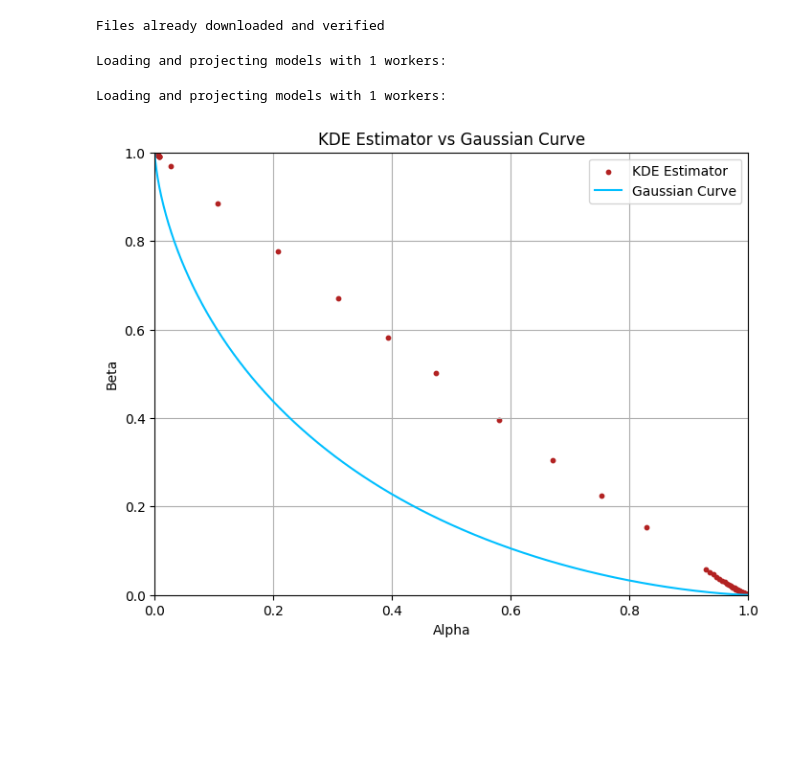
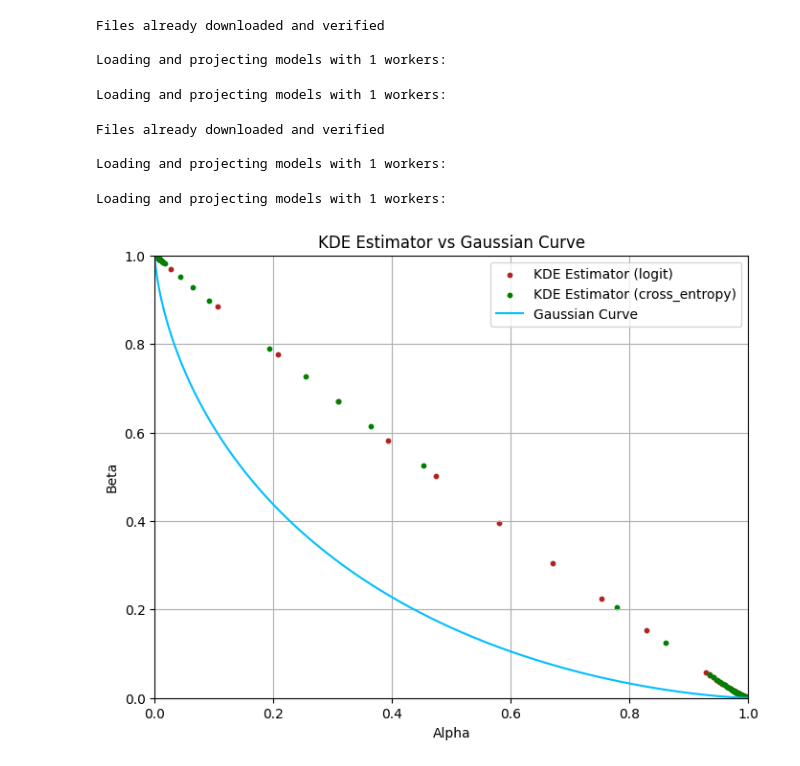
Before and after one commit to hadimalik12/fdp-estimation, a Jupyter notebook: notebook/ptlr estimation/estimating_fdp_curve_CNN_sgd.ipynb, the cells around one changed output. Drawn from its saved outputs; the diff is of its cells as text; code cells hidden in the pictures; blank space fills up the shorter version.

Commit message:
add the code for testing model privacy/accuray

```diff
--- a/notebook/ptlr estimation/estimating_fdp_curve_CNN_sgd.ipynb
+++ b/notebook/ptlr estimation/estimating_fdp_curve_CNN_sgd.ipynb
@@ -24,35 +24,47 @@ data_args = {
     "internal_result_path": "/scratch/bell/wei402/fdp-estimation/results/train"
 }
 
-args = DPSGDModule.generate_params(data_args=data_args, log_dir=log_dir, model_type="CNN", num_samples=1000)
-estimator = DPSGDModule.DPSGD_PTLREstimator(args)
+args = DPSGDModule.generate_params(data_args=data_args, log_dir=log_dir, model_type="CNN", num_samples=1000, auditing_approach="1d_logit")
+estimator_logit = DPSGDModule.DPSGD_PTLREstimator(args)
+output = estimator_logit.build(eta_max = 15)
+# Extract alpha and beta for plotting
+alpha_logit = output["alpha"]
+beta_logit = output["beta"]
 # %% [output]
 Files already downloaded and verified
+
+Loading and projecting models with 1 workers:
+Loading and projecting models with 1 workers:
 # %%
-output = estimator.build(eta_max = 15)
+args = DPSGDModule.generate_params(data_args=data_args, log_dir=log_dir, model_type="CNN", num_samples=1000, auditing_approach="1d_cross_entropy")
+estimator_logit = DPSGDModule.DPSGD_PTLREstimator(args)
+output = estimator_logit.build(eta_max = 15)
 # Extract alpha and beta for plotting
-alpha = output["alpha"]
-beta = output["beta"]
+alpha_cross_entropy = output["alpha"]
+beta_cross_entropy = output["beta"]
 # %% [output]
+Files already downloaded and verified
+
 Loading and projecting models with 1 workers:
 Loading and projecting models with 1 workers:
 # %%
 file_name = os.path.join(fig_dir, 'tradeoff_SGD_104_ptlr.png')
 # Plot the results
 plt.figure(figsize=(8, 6))
-plt.scatter(alpha, beta, color="firebrick", s=10, label="KDE Estimator")
+plt.scatter(alpha_logit, beta_logit, color="firebrick", s=10, label="KDE Estimator (logit)")
+plt.scatter(alpha_cross_entropy, beta_cross_entropy, color="green", s=10, label="KDE Estimator (cross_entropy)")
 alpha_values = np.linspace(0, 1, 1000)
 plt.plot(alpha_values, Gaussian_curve(alpha_values, mean_difference = 1), color="deepskyblue", linewidth=1.5, label="Gaussian Curve")
 plt.ylim(0, 1)
 plt.xlim(0, 1)
 plt.xlabel("Alpha")
 plt.ylabel("Beta")
 plt.title("KDE Estimator vs Gaussian Curve")
 plt.legend()
 plt.grid()
 
 # # Save the plot
 # plt.savefig(file_name, bbox_inches = 'tight', dpi = 300);
 plt.show()
 # %% [output]
-[figure, old version]
+[figure, new version]
```
Also changed, not shown: 3 other files.
